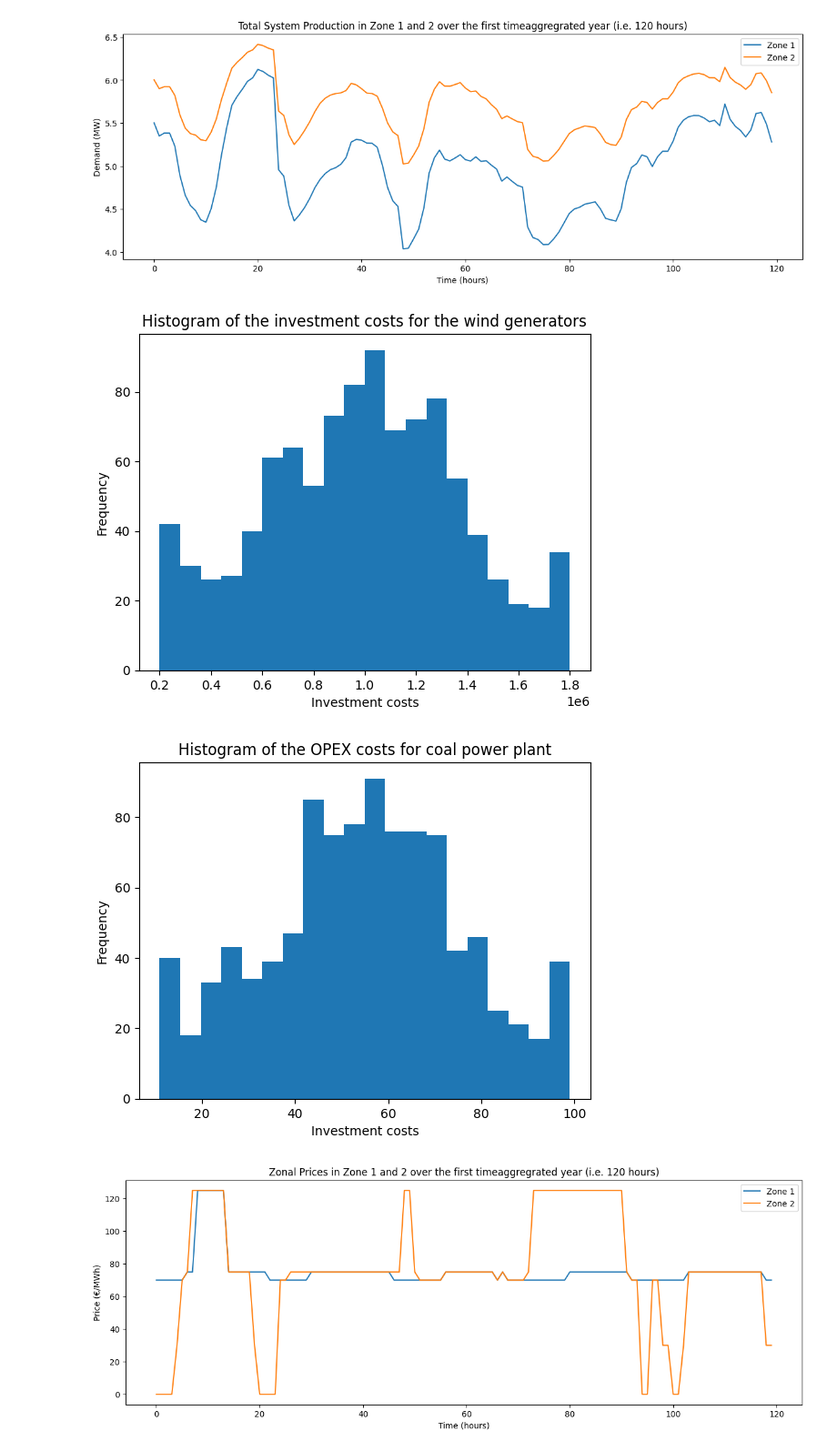
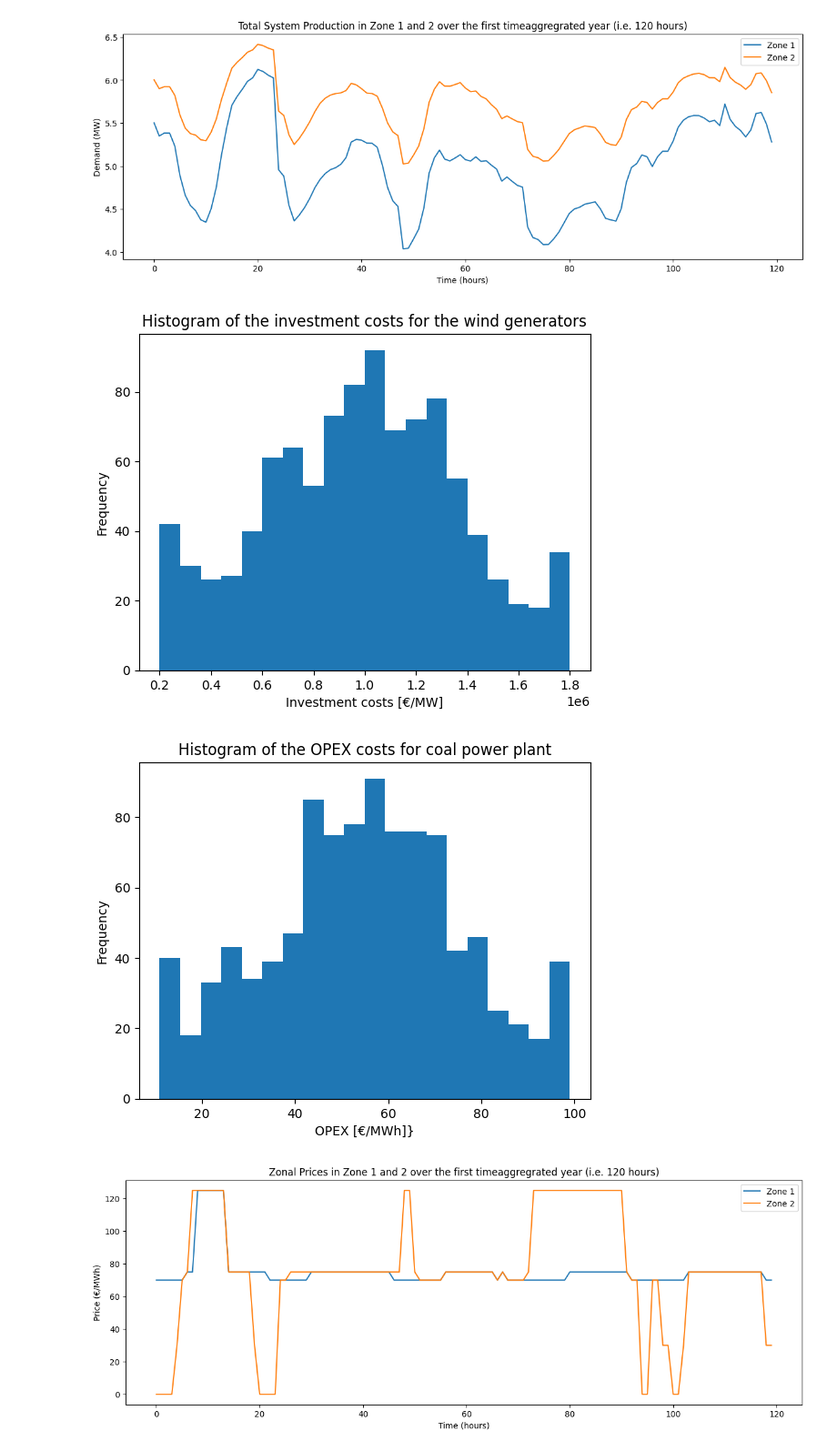
Before and after one commit to bioapfelsaft123/Opti, a Jupyter notebook: AssignmentV2/Main Code/Assignment_Class.ipynb, the cells around one changed output. Shown at 91% size. Cells and saved outputs as stored; diff of their text form; code cells hidden in the pictures.

```diff
--- a/AssignmentV2/Main Code/Assignment_Class.ipynb
+++ b/AssignmentV2/Main Code/Assignment_Class.ipynb
@@ -541,24 +542,24 @@ Budget: 3000000000
 # %%
 #print the fith row of Gen_N_Data_scenarios_train
 #print(DataObj.Gen_N_Data_scenarios_train[5,:])
 
 #create histogram of the DataObj.Gen_N_Data_scenarios_train[5,:]
-plt.hist(DataObj.Gen_N_Data_scenarios_train[5,:], bins=20)
+plt.hist(DataObj.Gen_N_Data_scenarios_train[5,:], bins=20,)
 plt.title('Histogram of the investment costs for the wind generators')
-plt.xlabel('Investment costs')
+plt.xlabel('Investment costs [€/MW]')
 plt.ylabel('Frequency')
 plt.show()
 
 
 #create histogram of the DataObj.Gen_N_Data_scenarios_train[5,:]
 plt.hist(DataObj.Gen_N_OpCost_scenarios_train[4,:], bins=20)
 plt.title('Histogram of the OPEX costs for coal power plant')
-plt.xlabel('Investment costs')
+plt.xlabel('OPEX [€/MWh]}')
 plt.ylabel('Frequency')
 plt.show()
 # %% [output]
-[figure, old version]
+[figure, new version]
-[figure, old version]
+[figure, new version]
 # %%
 #Drop all columns apart from Price Zone 1 and 2
 ZonalPrices = MarketClearing1.res.df[['Price Zone 0','Price Zone 1']].head(120)
```
Also changed, not shown: parts of 5 cells of this notebook.
